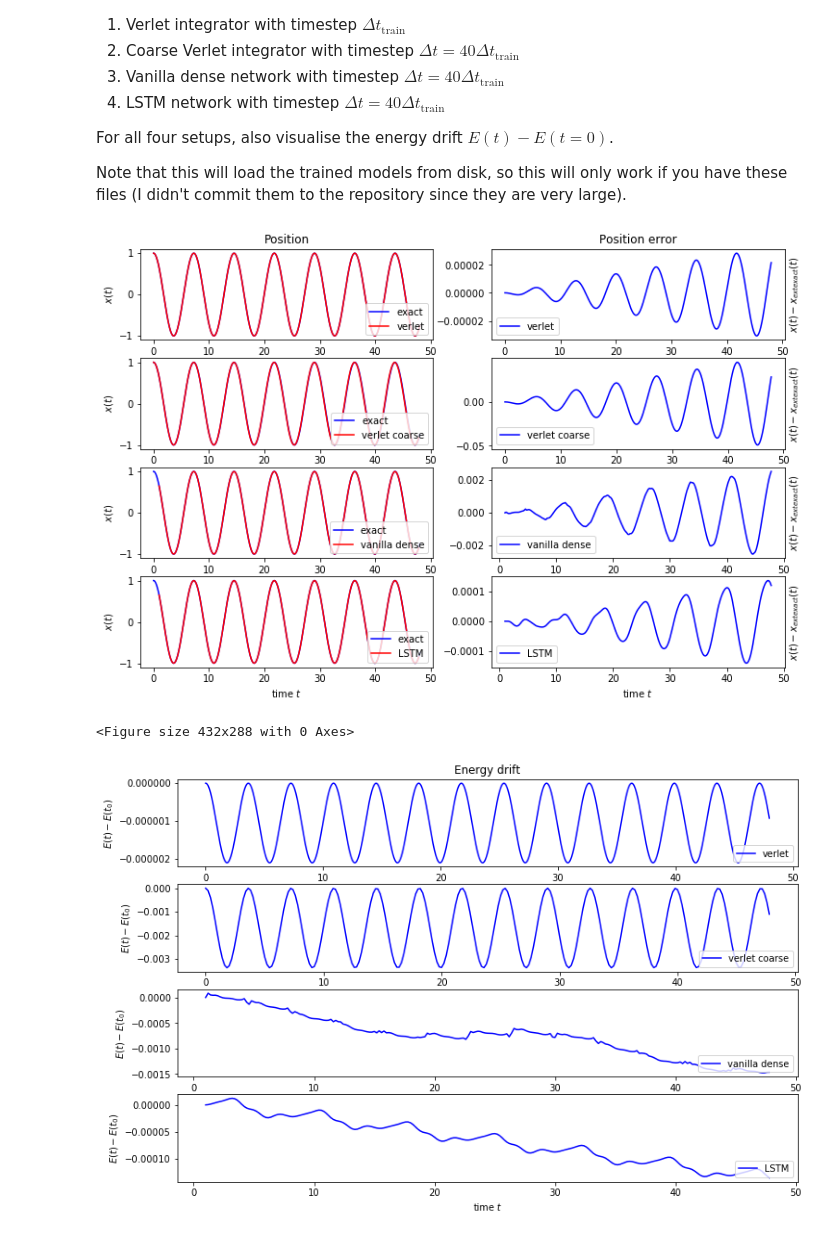
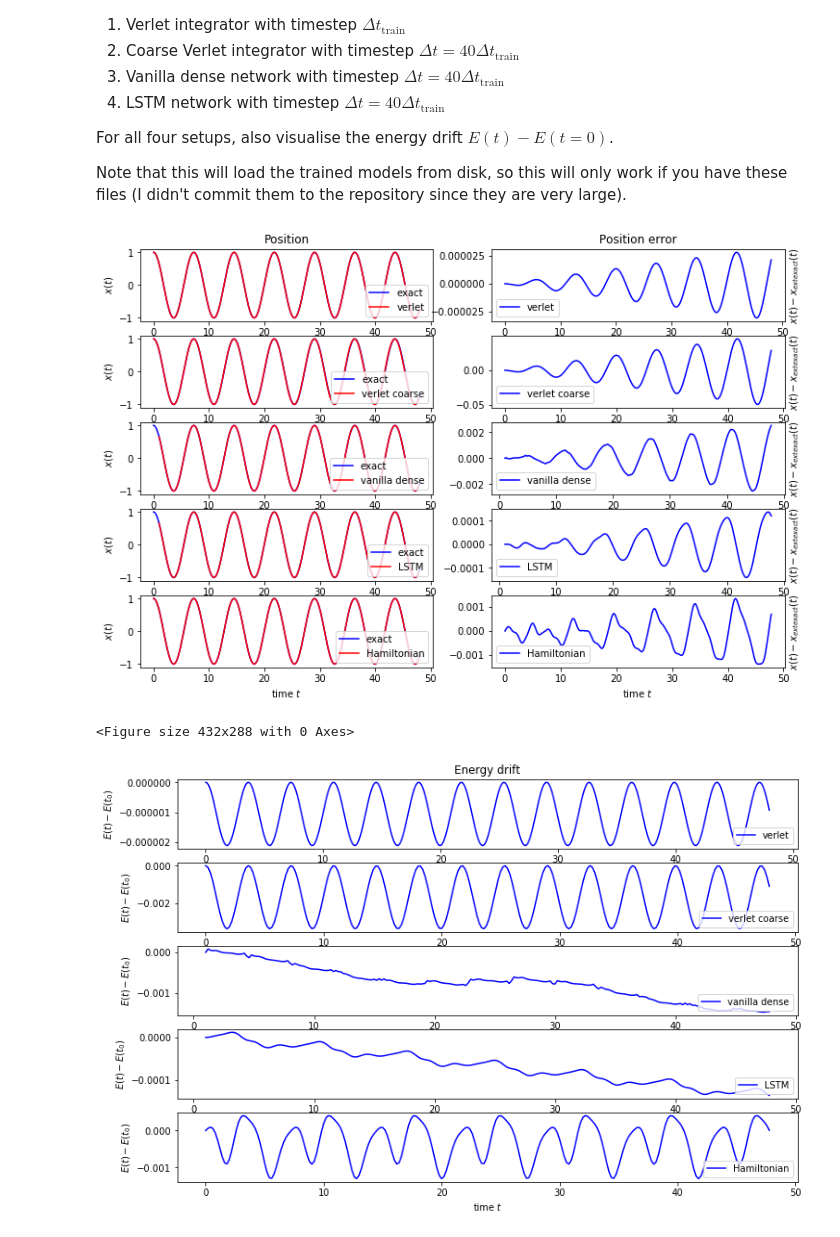
Before and after one commit to eikehmueller/neuralnetworkintegrators, a Jupyter notebook: NNIntegrator.ipynb, the cells around one changed output. Cells and saved outputs as stored; diff of their text form; code cells hidden in the pictures.

Commit message:
Added functionality for saving/loading Hamiltonian network from disk

```diff
--- a/NNIntegrator.ipynb
+++ b/NNIntegrator.ipynb
@@ -185,26 +287,26 @@ dt = 0.2
 nsteps = 6
 
 # use Hamiltonian model?
-use_hamiltonian = False
+use_hamiltonian = True
 # use LSTM network for multistep integrator?
 use_LSTM = False
 # use exact integrator for training?
 use_exact_integrator=False
 
 # dynamical system to integrate
-harmonic_oscillator = HarmonicOscillator(mass,k_spring)
+dynamical_system = HarmonicOscillator(mass,k_spring)
 # Integrator used to generate data
 if use_exact_integrator:
-    train_integrator = ExactIntegrator(harmonic_oscillator,dt_train)
+    train_integrator = ExactIntegrator(dynamical_system,dt_train)
 else:
-    train_integrator = VerletIntegrator(harmonic_oscillator,dt_train)
+    train_integrator = VerletIntegrator(dynamical_system,dt_train)
 
 if use_hamiltonian:
     V_pot_layers = [keras.layers.Dense(32,activation='tanh'),
                     keras.layers.Dense(32,activation='tanh')]
     T_kin_layers = [keras.layers.Dense(32,activation='tanh'),
                     keras.layers.Dense(32,activation='tanh')]
-    nn_integrator = HamiltonianNNIntegrator(harmonic_oscillator,dt,V_pot_layers,T_kin_layers)
+    nn_integrator = HamiltonianNNIntegrator(dynamical_system,dt,V_pot_layers,T_kin_layers)
 else:
     if use_LSTM:
         # Use two layers of LSTMs followed by a dense layer
@@ -219,7 +321,7 @@ else:
                         keras.layers.Dense(32,activation='tanh')]
 
 
-    nn_integrator = MultistepNNIntegrator(harmonic_oscillator,dt,nsteps,
+    nn_integrator = MultistepNNIntegrator(dynamical_system,dt,nsteps,
                                           dense_layers)
 
 # visualise the neural network model
@@ -309,7 +410,11 @@ use_exact_training = False
 for use_exact_training in (True,False):
     plt.figure(figsize=(12, 8))
     import pandas as pd
-    for loss in 'vanilla_dense', 'lstm':
+    if use_exact_training:
+        models = ('vanilla_dense', 'lstm')
+    else:
+        models = ('vanilla_dense', 'lstm','hamiltonian')
+    for loss in models:
         if use_exact_training:
             filename = 'loss_history_'+loss+'_exact_training_40x_6steps.csv'
             label = 'exact'
@@ -352,9 +457,9 @@ x0 = np.zeros(1)
 v0 = np.zeros(1)
 x0[0] = 1.0
 v0[0] = 0.0
-verlet_integrator = VerletIntegrator(harmonic_oscillator,dt_train)
+verlet_integrator = VerletIntegrator(dynamical_system,dt_train)
 verlet_integrator.set_state(x0,v0)
-exact_integrator = ExactIntegrator(harmonic_oscillator,dt_train)
+exact_integrator = ExactIntegrator(dynamical_system,dt_train)
 exact_integrator.set_state(x0,v0)
 
 # ==== Verlet- and exact integrator ====
@@ -388,7 +493,7 @@ t['verlet coarse'] = []
 x['verlet coarse'] = []
 E['verlet coarse'] = []
 dx['verlet coarse'] = []
-coarse_verlet_integrator = VerletIntegrator(harmonic_oscillator,dt)
+coarse_verlet_integrator = VerletIntegrator(dynamical_system,dt)
 coarse_verlet_integrator.set_state(x0,v0)
 exact_integrator.set_state(x0,v0)
 t0 = 0.0
@@ -405,12 +510,13 @@ while t0<T_final:
 # ==== Neural network integrators ====
 
 models = {'vanilla dense':keras.models.load_model('vanilla_dense_40x_6steps'),
-          'LSTM':keras.models.load_model('lstm_40x_6steps')}
+          'LSTM':keras.models.load_model('lstm_40x_6steps'),
+          'Hamiltonian':HamiltonianNNIntegrator.load_model('hamiltonian_40x')}
 for label,model in models.items():
-    nn_integrator.model = model
+    nn_integrator = NNIntegrator.from_model(dynamical_system,dt,model)
     # Initialise with exact integrator
-    x_initial = np.zeros((nn_integrator.nsteps,nn_integrator.dynamical_system.dim))
-    v_initial = np.zeros((nn_integrator.nsteps,nn_integrator.dynamical_system.dim))
+    x_initial = np.zeros((nn_integrator.nsteps,dynamical_system.dim))
+    v_initial = np.zeros((nn_integrator.nsteps,dynamical_system.dim))
     exact_integrator.set_state(x0,v0)
     for k in range(nn_integrator.nsteps):
         x_initial[k,:] = exact_integrator.x[:]
@@ -440,40 +546,40 @@ for label,model in models.items():
         nsteps += int(dt/dt_train)
 
 # Plot position as a function of time
-fig, axs = plt.subplots(4,2,figsize=(12, 8))
-for j,label in enumerate(('verlet','verlet coarse','vanilla dense','LSTM')):
+fig, axs = plt.subplots(5,2,figsize=(12, 8))
+for j,label in enumerate(('verlet','verlet coarse','vanilla dense','LSTM','Hamiltonian')):
     ax = axs[j][0]
     ax.plot(t['exact'],x['exact'],label='exact',color='blue')
     ax.plot(t[label],x[label],label=label,color='red')
     ax.legend(loc='lower right')
     ax.set_xlabel('time $t$')
     ax.set_ylabel('$x(t)$')
     if j==0:
         ax.set_title('Position')
     ax = axs[j][1]
     ax.plot(t[label],np.asarray(dx[label]),label=label,color='blue')
     ax.legend(loc='lower left')
     ax.set_xlabel('time $t$')
     ax.set_ylabel('$x(t)-x_{\text{exact}}(t)$')
     ax.yaxis.set_label_position("right")
     if j==0:
         ax.set_title('Position error')
 plt.show()
 
 plt.clf()
-fig, axs = plt.subplots(4,1,figsize=(12, 8))
-for j,label in enumerate(('verlet','verlet coarse','vanilla dense','LSTM')):
+fig, axs = plt.subplots(5,1,figsize=(12, 8))
+for j,label in enumerate(('verlet','verlet coarse','vanilla dense','LSTM','Hamiltonian')):
     ax = axs[j]
     ax.plot(t[label],np.asarray(E[label])-E[label][0],label=label,color='blue')
     ax.legend(loc='lower right')
     ax.set_xlabel('time $t$')
     ax.set_ylabel('$E(t)-E(t_0)$')
     if j==0:
         ax.set_title('Energy drift')
 plt.show()
 # %% [output]
-[figure, old version]
+[figure, new version]
 <Figure size 432x288 with 0 Axes>
-[figure, old version]
+[figure, new version]
 # %%
 # Plot potential and kinetic energy (for debugging, can only be used with Hamiltonian network)
```
Also changed, not shown: parts of 7 cells of this notebook.
